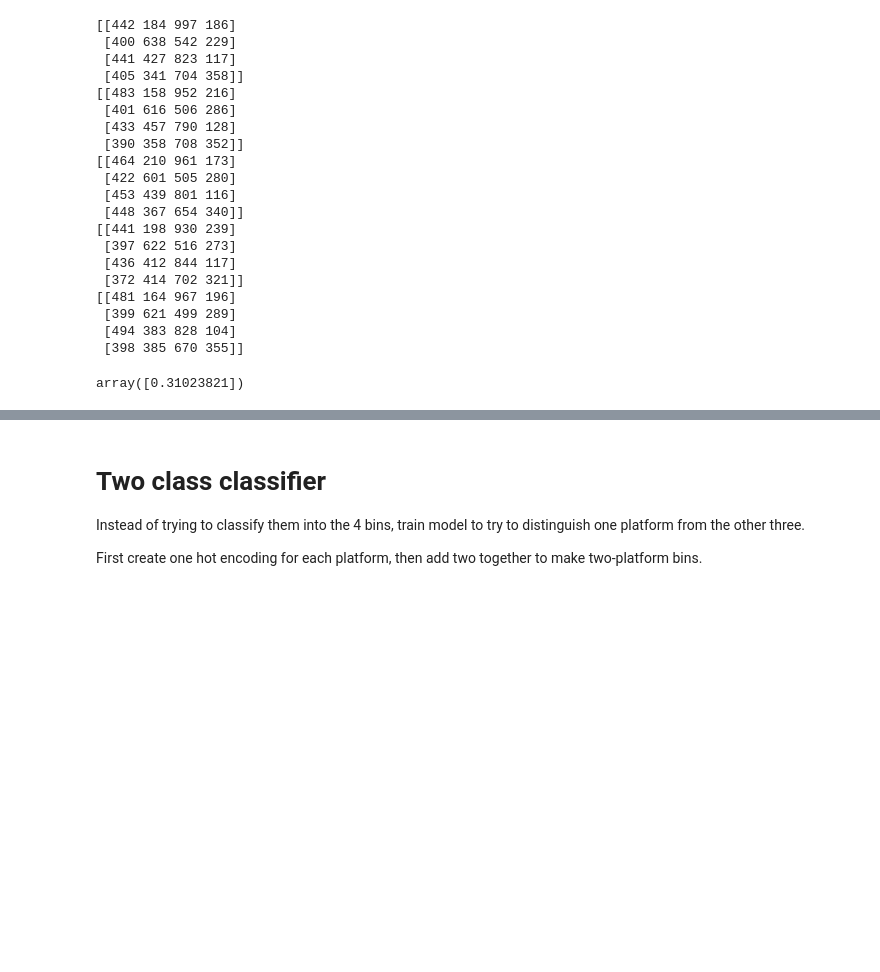
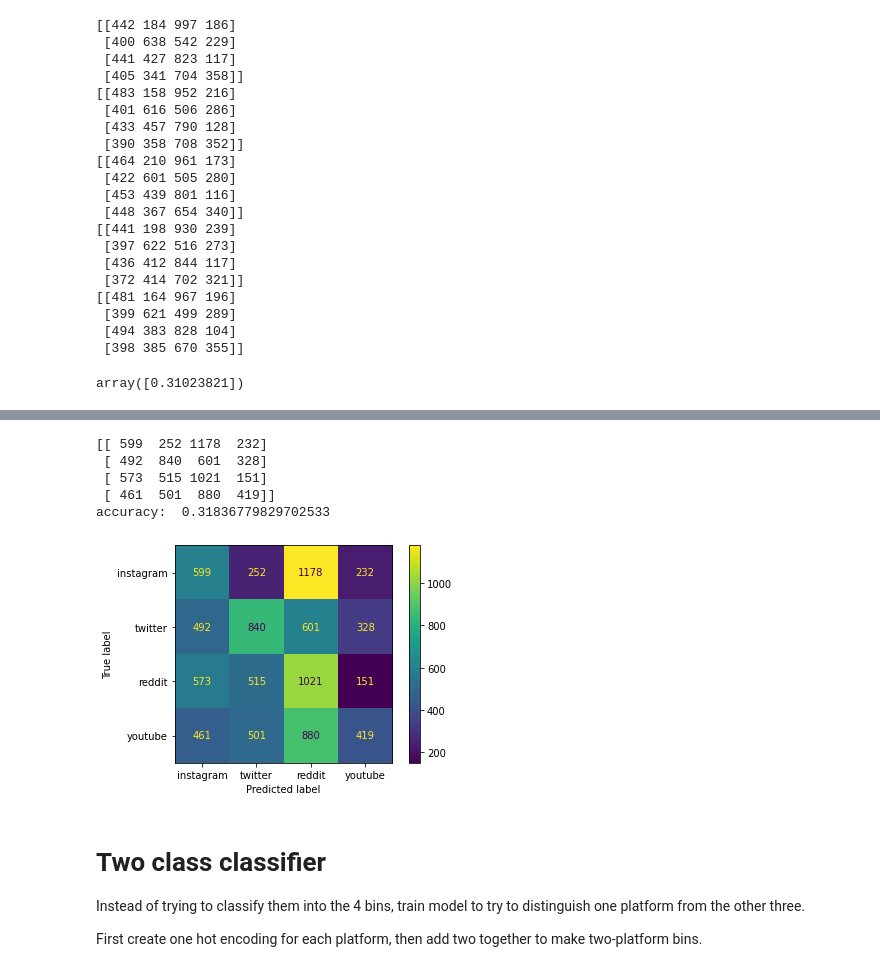
Before and after one commit to yang3410/cautious-octo-train, a Jupyter notebook: full/Logistic regression.ipynb, the cells around one changed output, grey strips where cells are left out. Cells and saved outputs as stored; diff of their text form; code cells hidden in the pictures; blank space fills up the shorter version.

Commit message:
acccuracy on test set and plots
trained 4 class and 2 class logistic regression model using the whole training set. Saved confusion matrix for model prediction on test set.

```diff
--- a/full/Logistic regression.ipynb
+++ b/full/Logistic regression.ipynb
@@ -209,0 +216,17 @@ array([0.31023821])
+# %%
+from sklearn.preprocessing import StandardScaler
+from sklearn import metrics
+
+features = ['word_count', 'afinn', 'positivity_normalized', 'intensity_normalized', 'male_words', 'female_words']
+df_train = pd.read_csv('small_train_dataset.csv')
+df_test = pd.read_csv('small_test_dataset.csv')
+
+scaled_train = df_train.copy()
+feature_data = scaled_train[features]
+scaler = StandardScaler().fit(feature_data.values)
+feature_data = scaler.transform(feature_data.values)
+scaled_train[features] = feature_data
+
+scaled_test = df_test.copy()
+test_data = scaler.transform(scaled_test[features].values)
+scaled_test[features] = test_data
@@ -210,3 +240,30 @@ array([0.31023821])
+# %%
+
+## Define the model
+log_reg = LogisticRegression(penalty='none')
+
+## fit the model
+log_reg = log_reg.fit(scaled_train[features].values, scaled_train.platform.values)
+
+## Make the prediction
+pred = log_reg.predict(scaled_test[features].values)
+## Record the accuracy on the holdout set
+log_reg_accs = accuracy_score(scaled_test.platform, pred)
+confusion_mat = confusion_matrix(scaled_test.platform, pred, labels=["instagram", "twitter", "reddit", "youtube"])
+print(confusion_mat)
+print('accuracy: ', log_reg_accs)
+
+cm_display = metrics.ConfusionMatrixDisplay(confusion_matrix = confusion_mat, display_labels=["instagram", "twitter", "reddit", "youtube"])
+cm_display.plot()
+plt.savefig('fourgroup_logreg.png', dpi=300)
+plt.show()
+# %% [output]
+[[ 599  252 1178  232]
+ [ 492  840  601  328]
+ [ 573  515 1021  151]
+ [ 461  501  880  419]]
+accuracy:  0.31836779829702533
+[figure, added]
 # %% [markdown]
 # Two class classifier
 
```
Also changed, not shown: parts of 12 cells of this notebook, 2 other files.
